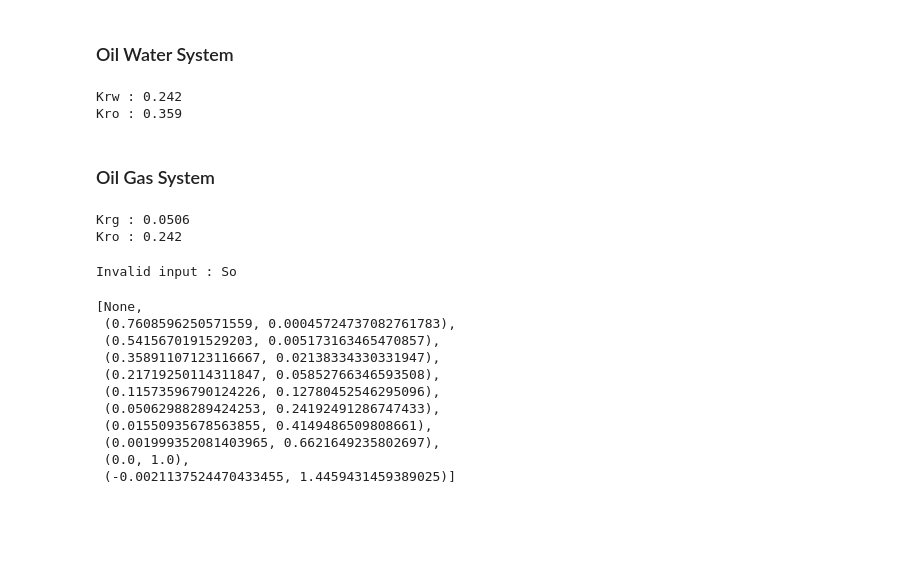
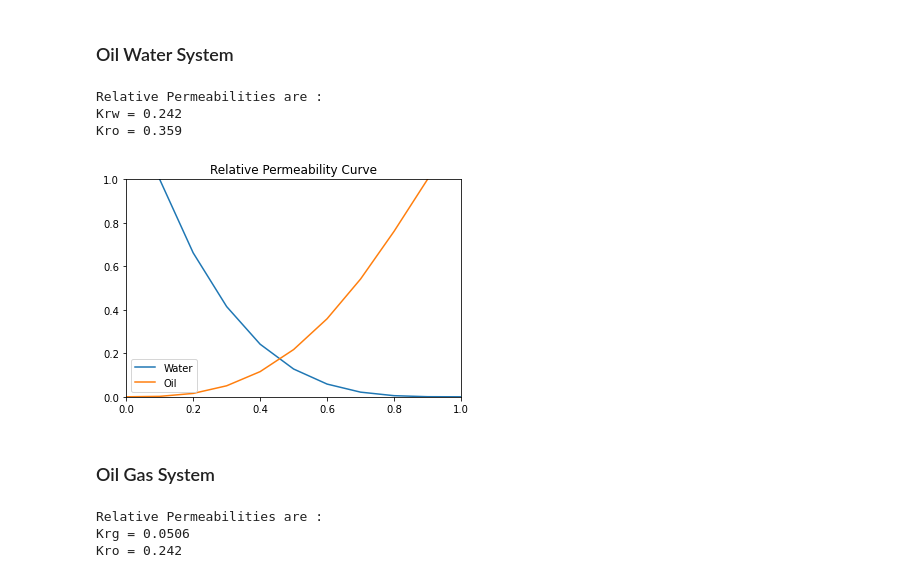
Before and after one commit to saeedtelvari/two-phase-relative-permeability-correlations, a Jupyter notebook: Wyllie-Gardner.ipynb, the cells around one changed output. Saved outputs shown, nothing was run; the diff lists cells and outputs as text; code cells hidden in the pictures; blank space fills up the shorter version.

```diff
--- a/Wyllie-Gardner.ipynb
+++ b/Wyllie-Gardner.ipynb
@@ -35,8 +35,10 @@ Formation Rock : up
 # %%
 krw_ow, kro_ow = WG.oil_water(Sw = Sw, So = So, Swc = Swc, rock_type = rock_type)
 # %%
-print(f'Krw : {krw_ow:.3f}\n\
-Kro : {kro_ow:.3f}')
+print('Relative Permeabilities are :')
+print(f'Krw = {krw_ow:.3f}\n\
+Kro = {kro_ow:.3f}')
 # %% [output]
-Krw : 0.242
-Kro : 0.359
+Relative Permeabilities are :
+Krw = 0.242
+Kro = 0.359
@@ -43,10 +48,26 @@ Kro : 0.359
+# %%
+Y_ow = [WG.oil_water(Sw = S_w[i], So = S_o[i], Swc = Swc, rock_type = rock_type) for i in range(0, 11)]
+y_w = [i[0] for i in Y_ow]
+y_o = [i[1] for i in Y_ow]
+# %%
+plt.ylim([0, 1])
+plt.xlim([0, 1])
+plt.plot(S_w, y_w, label = 'Water')
+plt.plot(S_o, y_o, label = 'Oil')
+plt.legend()
+plt.title('Relative Permeability Curve')
+plt.show()
+# %% [output]
+[figure, added]
 # %% [markdown]
 ### Oil Gas System
 # %%
 krg_og, kro_og = WG.oil_gas(So = So, Swc = Swc, rock_type = rock_type)
 # %%
-print(f'Krg : {krg_og:.4f}\n\
-Kro : {kro_og:.3f}')
+print('Relative Permeabilities are :')
+print(f'Krg = {krg_og:.4f}\n\
+Kro = {kro_og:.3f}')
 # %% [output]
-Krg : 0.0506
-Kro : 0.242
+Relative Permeabilities are :
+Krg = 0.0506
+Kro = 0.242
@@ -56,16 +73,0 @@ S_w = [i/10 for i in range(10, -1, -1)]
-# %%
-X = [WG.oil_gas(So = S_o[i], Swc = Swc, rock_type = rock_type) for i in range(0, 11)]
-X
-# %% [output]
-Invalid input : So
-[None,
- (0.7608596250571559, 0.00045724737082761783),
- (0.5415670191529203, 0.005173163465470857),
- (0.35891107123116667, 0.02138334330331947),
- (0.21719250114311847, 0.05852766346593508),
- (0.11573596790124226, 0.12780452546295096),
- (0.05062988289424253, 0.24192491286747433),
- (0.01550935678563855, 0.4149486509808661),
- (0.001999352081403965, 0.6621649235802697),
- (0.0, 1.0),
- (-0.0021137524470433455, 1.4459431459389025)]
```
Also changed, not shown: parts of 6 cells of this notebook.
